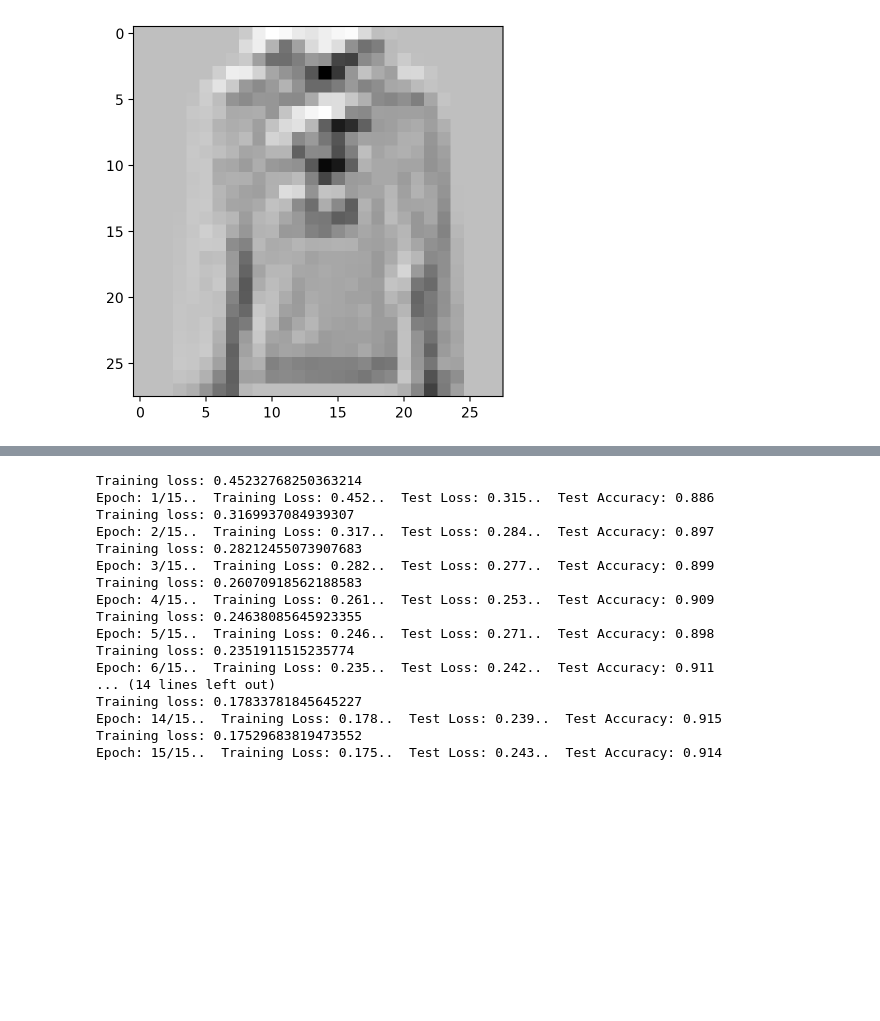
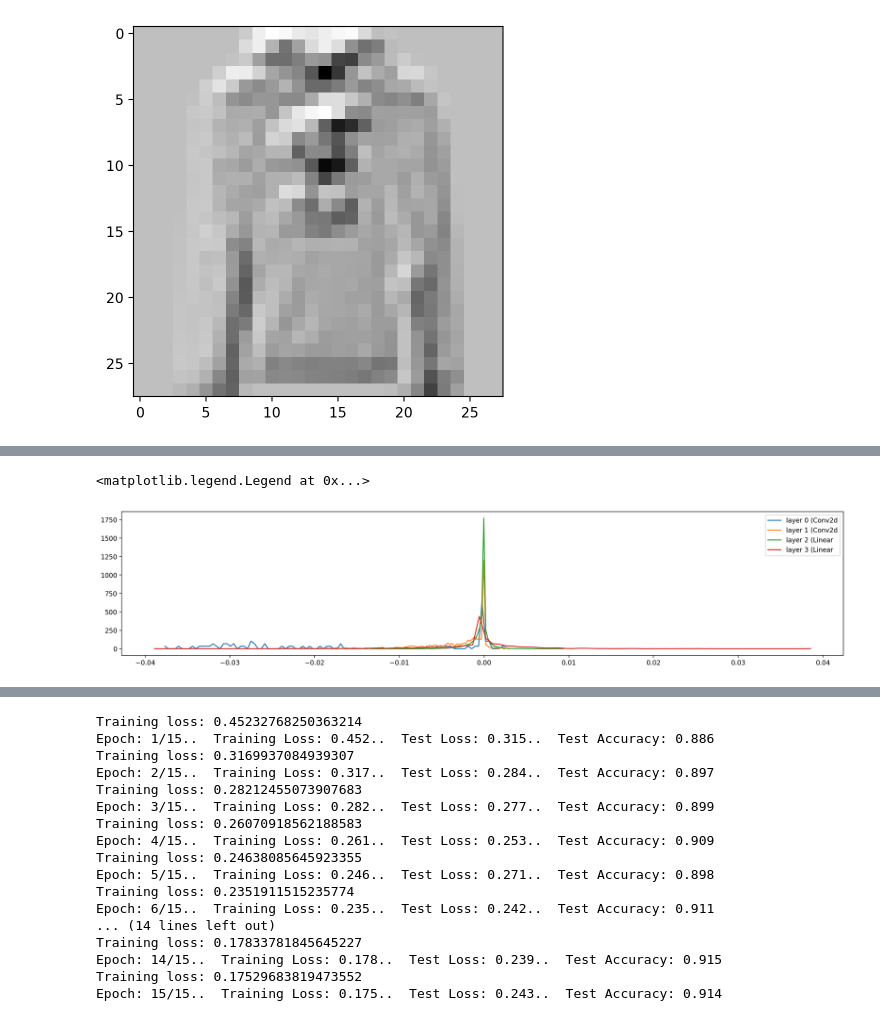
Before and after one commit to mainakbiswas/reading, a Jupyter notebook: Mainak class 3 - Convolution and batch norm.ipynb, the cells around one changed output, grey strips where cells are left out. Cells and saved outputs as stored; diff of their text form; code cells hidden in the pictures; blank space fills up the shorter version.

```diff
--- a/Mainak class 3 - Convolution and batch norm.ipynb
+++ b/Mainak class 3 - Convolution and batch norm.ipynb
@@ -469,0 +469,12 @@ plt.hist(conv1_output[:,kernel_num,:,:].reshape(-1).tolist(), 50)
+# %%
+layers = [model.conv1, model.conv2, model.fc1, model.fc2]
+plt.figure(figsize=(20, 4))
+legends = []
+for i, layer in enumerate(layers):
+    legends.append(f'layer {i} ({layer.__class__.__name__}')
+    y, x = torch.histogram((layer.weight.grad).view(-1).detach(), density=True) # change between weight.grad and weight
+    plt.plot(x[:-1].cpu(), y.cpu())
+plt.legend(legends)
+# %% [output]
+<matplotlib.legend.Legend at 0x...>
+[figure, added]
```
Also changed, not shown: parts of 24 cells of this notebook.
